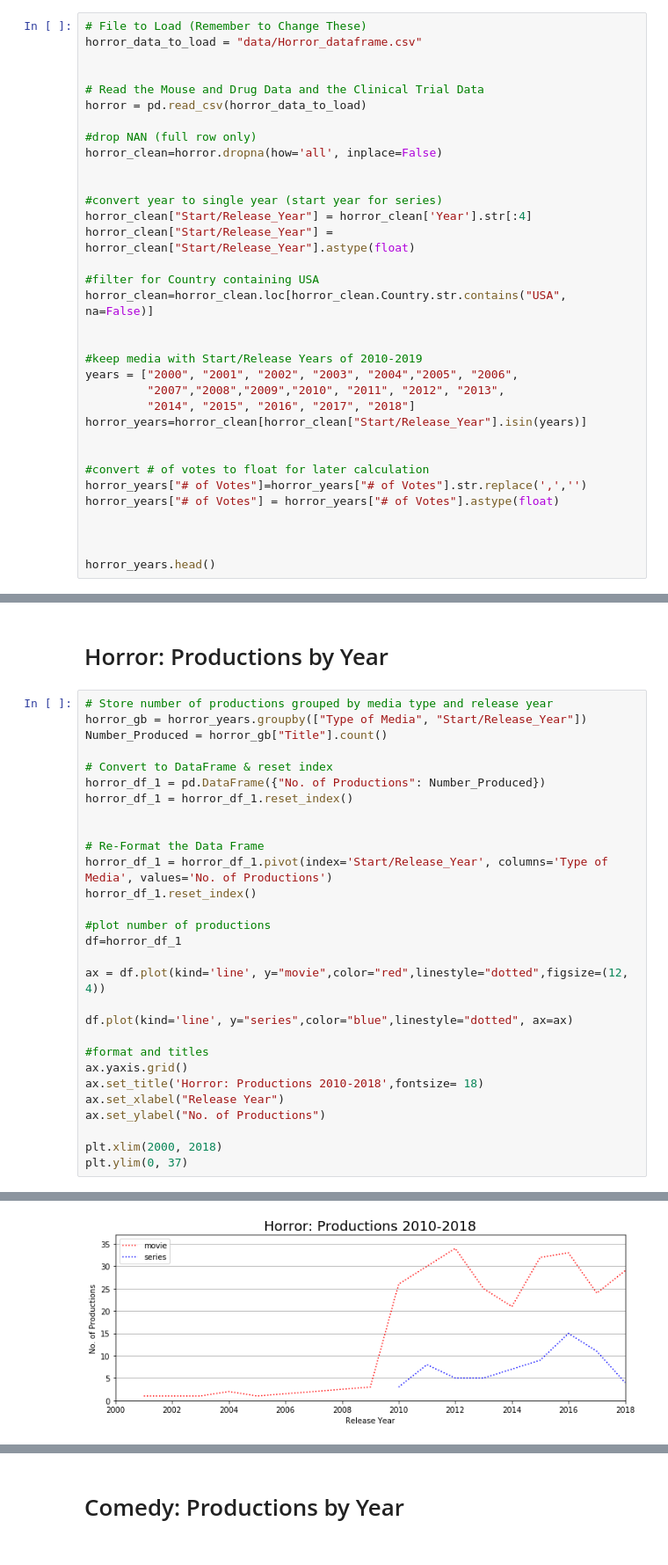
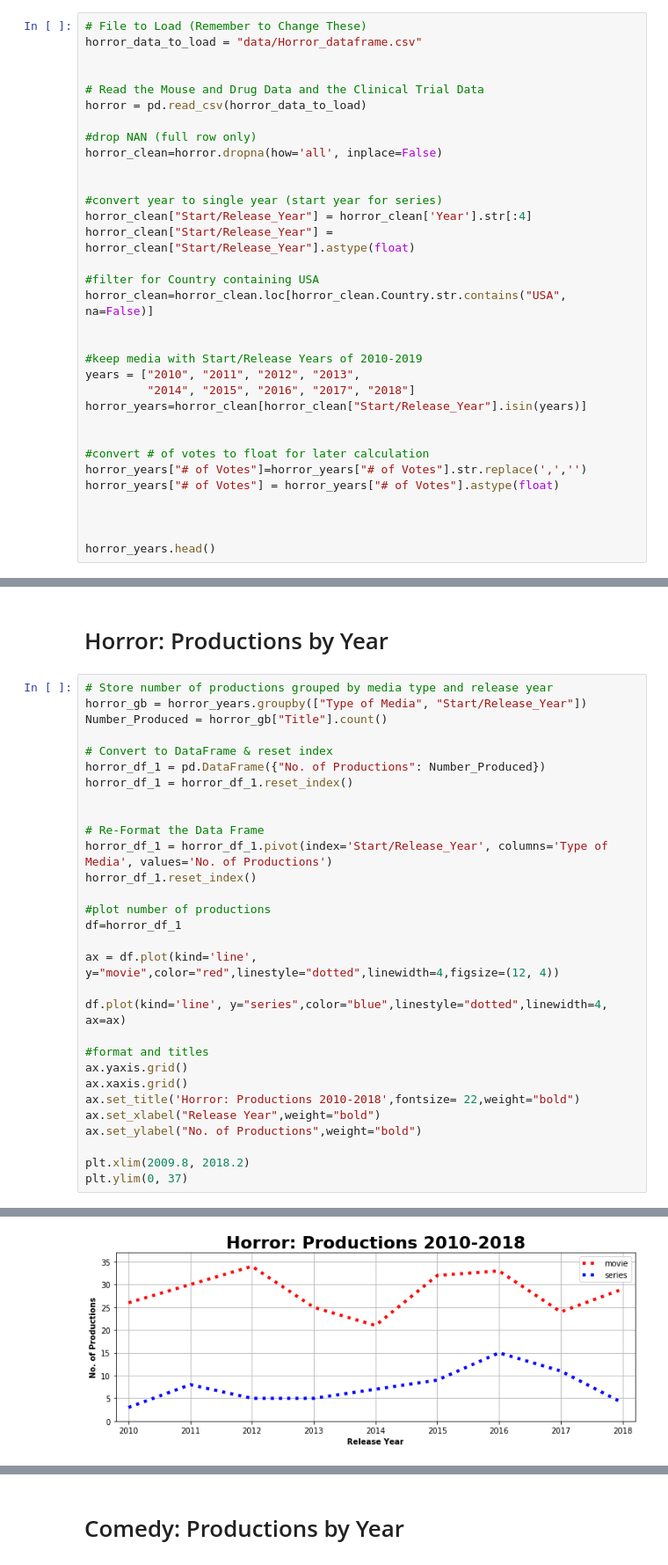
Before and after one commit to ltbird259/Project_1, a Jupyter notebook: media.ipynb, the cells around one changed output, grey strips where cells are left out. Shown: that part at 88% size. Saved outputs shown, nothing was run; the diff lists cells and outputs as text.

Commit message:
final project
cleaned up existing graphs and added vote count graphs

```diff
--- a/media.ipynb
+++ b/media.ipynb
@@ -34,8 +35,7 @@ horror_clean=horror_clean.loc[horror_clean.Country.str.contains("USA", na=False)
 
 
 #keep media with Start/Release Years of 2010-2019
-years = ["2000", "2001", "2002", "2003", "2004","2005", "2006",
-         "2007","2008","2009","2010", "2011", "2012", "2013",
+years = ["2010", "2011", "2012", "2013",
          "2014", "2015", "2016", "2017", "2018"]
 horror_years=horror_clean[horror_clean["Start/Release_Year"].isin(years)]
 
@@ -145,32 +144,33 @@ docu_years.head()
 # %%
 # Store number of productions grouped by media type and release year
 horror_gb = horror_years.groupby(["Type of Media", "Start/Release_Year"])
 Number_Produced = horror_gb["Title"].count()
 
 # Convert to DataFrame & reset index
 horror_df_1 = pd.DataFrame({"No. of Productions": Number_Produced})
 horror_df_1 = horror_df_1.reset_index()
 
 
 # Re-Format the Data Frame
 horror_df_1 = horror_df_1.pivot(index='Start/Release_Year', columns='Type of Media', values='No. of Productions')
 horror_df_1.reset_index()
 
 #plot number of productions
 df=horror_df_1
 
-ax = df.plot(kind='line', y="movie",color="red",linestyle="dotted",figsize=(12, 4))
+ax = df.plot(kind='line', y="movie",color="red",linestyle="dotted",linewidth=4,figsize=(12, 4))
 
-df.plot(kind='line', y="series",color="blue",linestyle="dotted", ax=ax)
+df.plot(kind='line', y="series",color="blue",linestyle="dotted",linewidth=4, ax=ax)
 
 #format and titles
 ax.yaxis.grid()
-ax.set_title('Horror: Productions 2010-2018',fontsize= 18)
-ax.set_xlabel("Release Year")
-ax.set_ylabel("No. of Productions")
+ax.xaxis.grid()
+ax.set_title('Horror: Productions 2010-2018',fontsize= 22,weight="bold")
+ax.set_xlabel("Release Year",weight="bold")
+ax.set_ylabel("No. of Productions",weight="bold")
 
-plt.xlim(2000, 2018)
+plt.xlim(2009.8, 2018.2)
 plt.ylim(0, 37)
 # %% [output]
 (0, 37)
-[figure, old version]
+[figure, new version]
```
Also changed, not shown: parts of 23 cells of this notebook, 9 other files.
